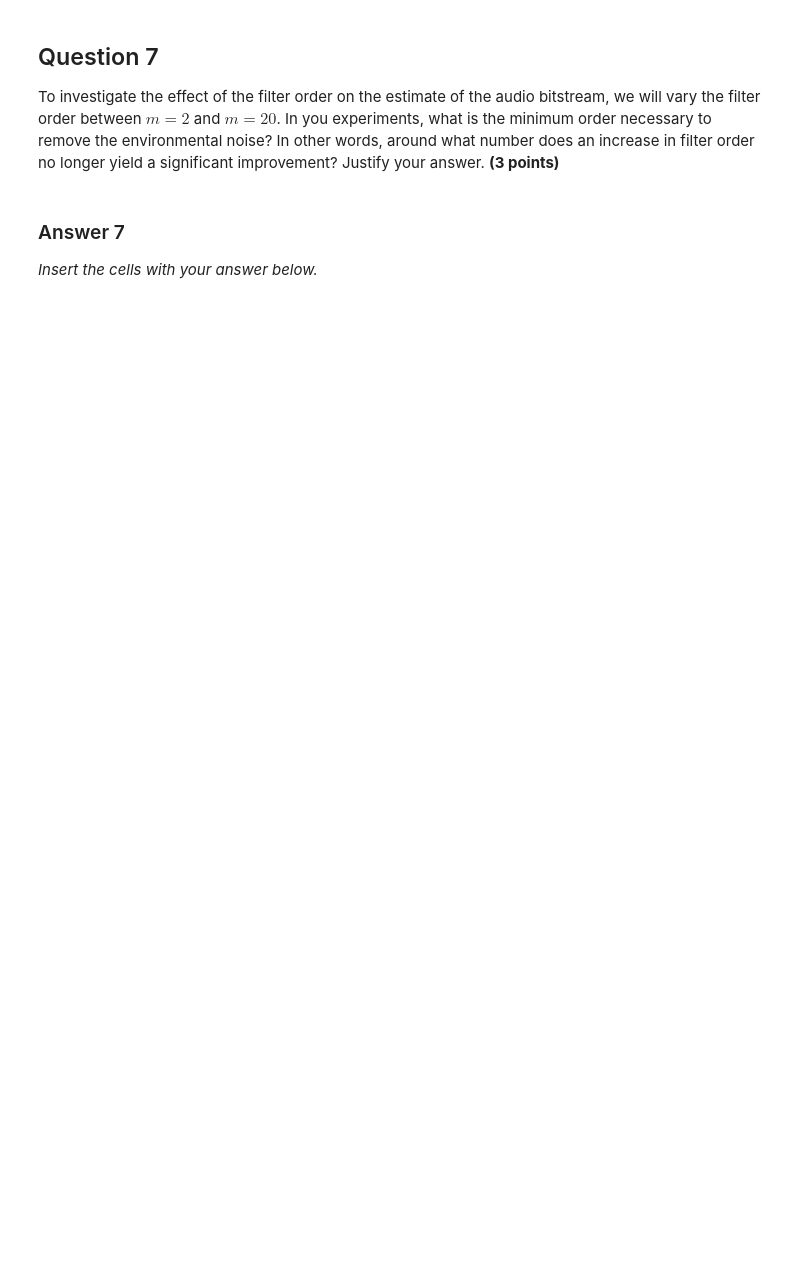
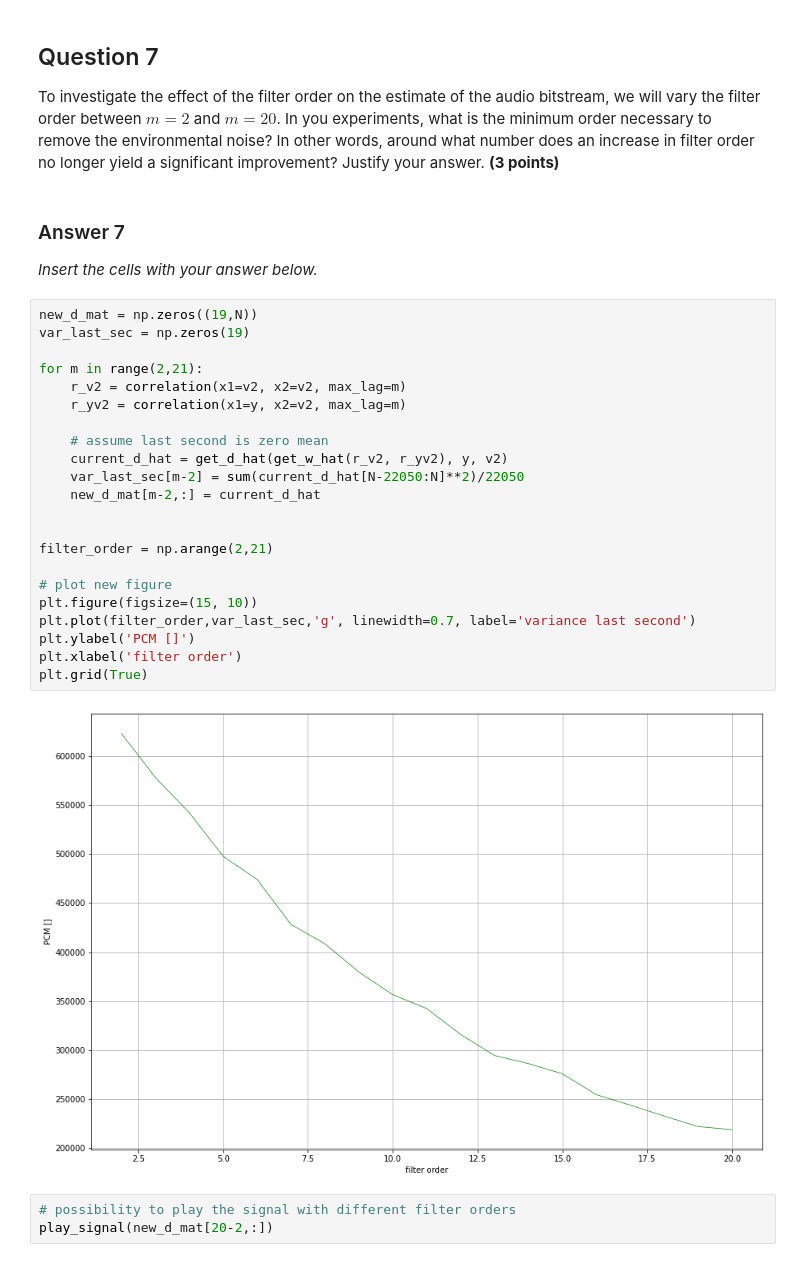
Before and after one commit to dannylooman/SC42150-SSP, a Jupyter notebook: SC42150_PythonAssignment2_AdaptiveNoiseCancelling.ipynb, the cells around one changed output. Cells and saved outputs as stored; diff of their text form; blank space fills up the shorter version.

```diff
--- a/SC42150_PythonAssignment2_AdaptiveNoiseCancelling.ipynb
+++ b/SC42150_PythonAssignment2_AdaptiveNoiseCancelling.ipynb
@@ -261,3 +277,30 @@ To investigate the effect of the filter order on the estimate of the audio bitst
 ### Answer 7
 
 _Insert the cells with your answer below._
+# %%
+new_d_mat = np.zeros((19,N))
+var_last_sec = np.zeros(19)
+
+for m in range(2,21):
+    r_v2 = correlation(x1=v2, x2=v2, max_lag=m)
+    r_yv2 = correlation(x1=y, x2=v2, max_lag=m)
+
+    # assume last second is zero mean
+    current_d_hat = get_d_hat(get_w_hat(r_v2, r_yv2), y, v2)
+    var_last_sec[m-2] = sum(current_d_hat[N-22050:N]**2)/22050
+    new_d_mat[m-2,:] = current_d_hat
+
+
+filter_order = np.arange(2,21)
+
+# plot new figure
+plt.figure(figsize=(15, 10))
+plt.plot(filter_order,var_last_sec,'g', linewidth=0.7, label='variance last second')
+plt.ylabel('PCM []')
+plt.xlabel('filter order')
+plt.grid(True)
+# %% [output]
+[figure, added]
+# %%
+# possibility to play the signal with different filter orders
+play_signal(new_d_mat[20-2,:])
```
Also changed, not shown: parts of 14 cells of this notebook, 2 other files.
